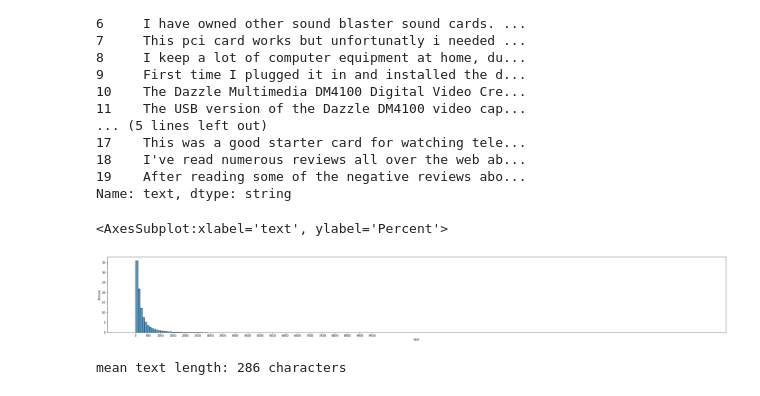
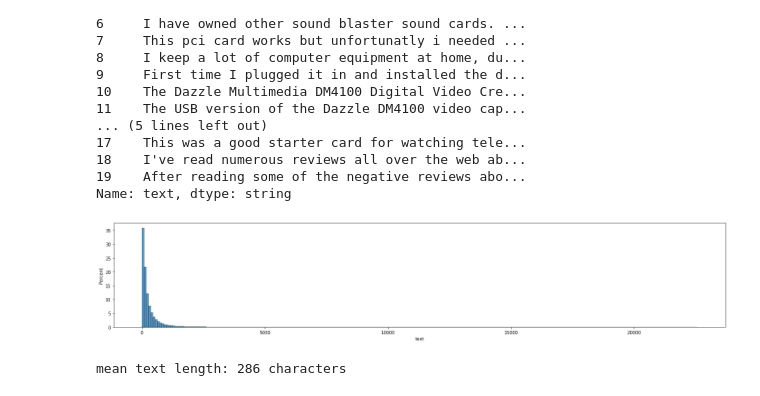
Before and after one commit to saiteki-kai/amazon-reviews, a Jupyter notebook: notebooks/01_eda.ipynb, the cells around one changed output. Cells and saved outputs as stored; diff of their text form; code cells hidden in the pictures.

```diff
--- a/notebooks/01_eda.ipynb
+++ b/notebooks/01_eda.ipynb
@@ -645,11 +654,10 @@ data_df["text"].head(20)
 19    After reading some of the negative reviews abo...
 Name: text, dtype: string
 # %%
-_, ax = plt.subplots(figsize=(40, 5))
-ax.set_xticks(range(0, 10000, 500))
-sns.histplot(data_df["text"].str.len(), stat='percent', bins=250, ax=ax)
+fig, ax = plt.subplots(figsize=(20, 4))
+sns.histplot(data_df["text"].str.len(), stat="percent", bins=250, ax=ax)
+fig.tight_layout()
 # %% [output]
-<AxesSubplot:xlabel='text', ylabel='Percent'>
-[figure, old version]
+[figure, new version]
 # %%
 mean_length = round(np.mean(data_df["text"].str.len()))
```
Also changed, not shown: parts of 40 cells of this notebook, 1 other file.
